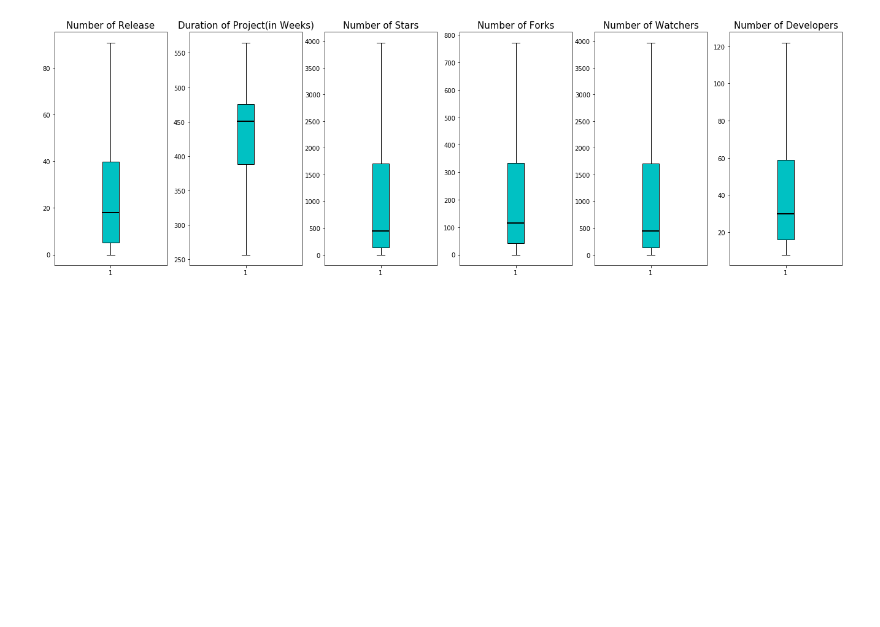
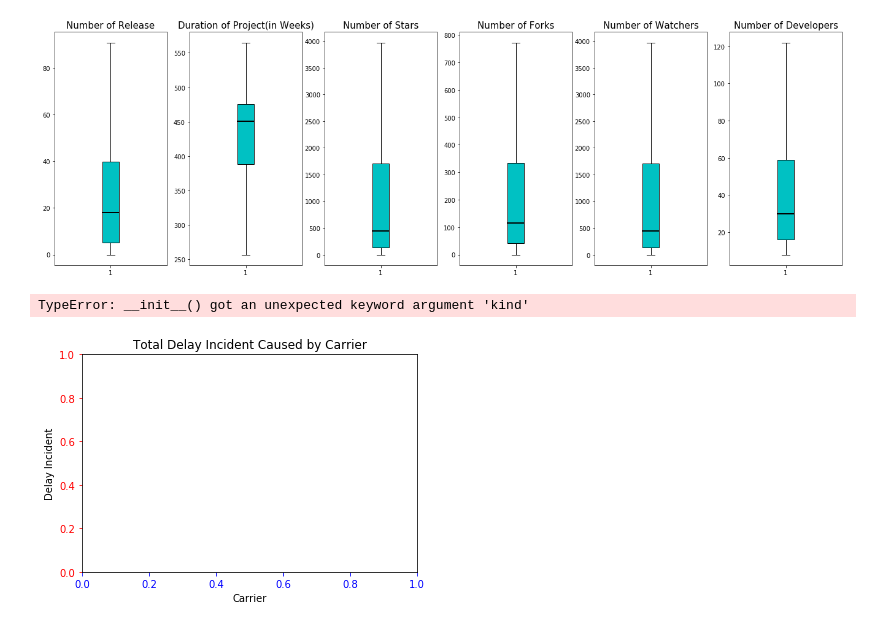
Before and after one commit to ai-se/Git_miner, a Jupyter notebook: old/old ipy/Project Meta.ipynb, the cells around one changed output. Cells and saved outputs as stored; diff of their text form; code cells hidden in the pictures; blank space fills up the shorter version.

```diff
--- a/old/old ipy/Project Meta.ipynb
+++ b/old/old ipy/Project Meta.ipynb
@@ -217,3 +217,35 @@ for median in bplot1['medians']:
 plt.show()
 # %% [output]
 [figure]
+# %%
+import pandas as pd
+import matplotlib.pyplot as plt
+
+s = pd.Series(
+    [5, 4, 4, 1, 12],
+    index = ["AK", "AX", "GA", "SQ", "WN"]
+)
+
+#Set descriptions:
+plt.title("Total Delay Incident Caused by Carrier")
+plt.ylabel('Delay Incident')
+plt.xlabel('Carrier')
+
+#Set tick colors:
+ax = plt.gca()
+ax.tick_params(axis='x', colors='blue')
+ax.tick_params(axis='y', colors='red')
+
+#Plot the data:
+my_colors = ['rgbkymc']  #red, green, blue, black, etc.
+
+pd.Series.plot(
+    s,
+    kind='bar',
+    color=my_colors,
+)
+
+plt.show()
+# %% [output]
+TypeError: __init__() got an unexpected keyword argument 'kind'
+[figure, added]
```
Also changed, not shown: parts of 2 cells of this notebook, 21 other files.
